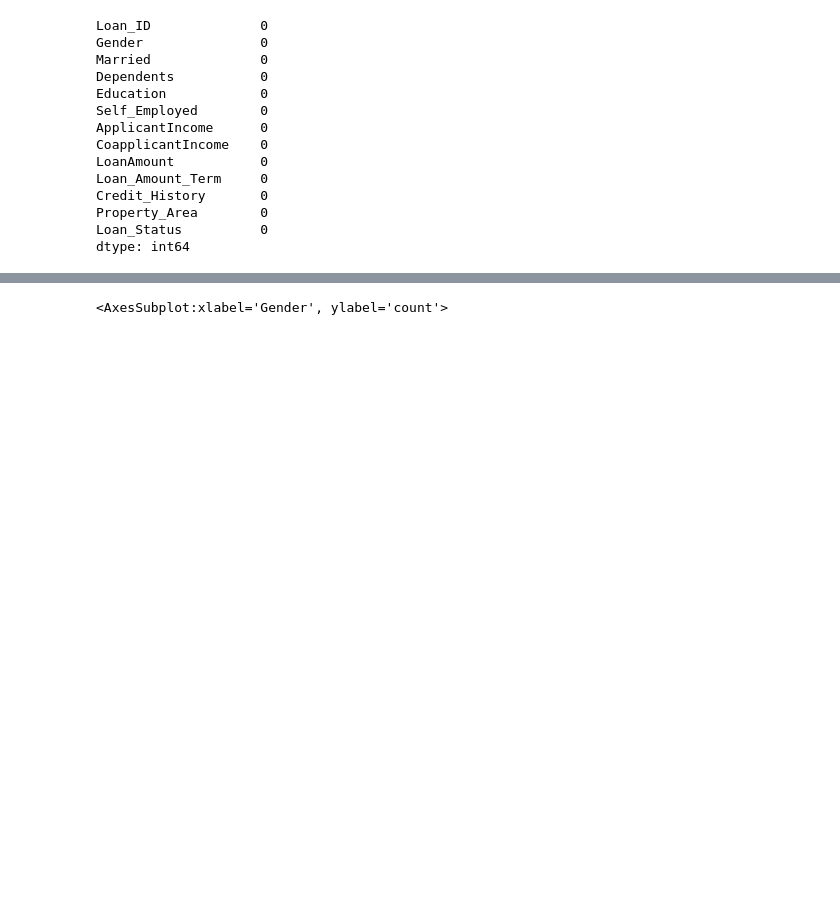
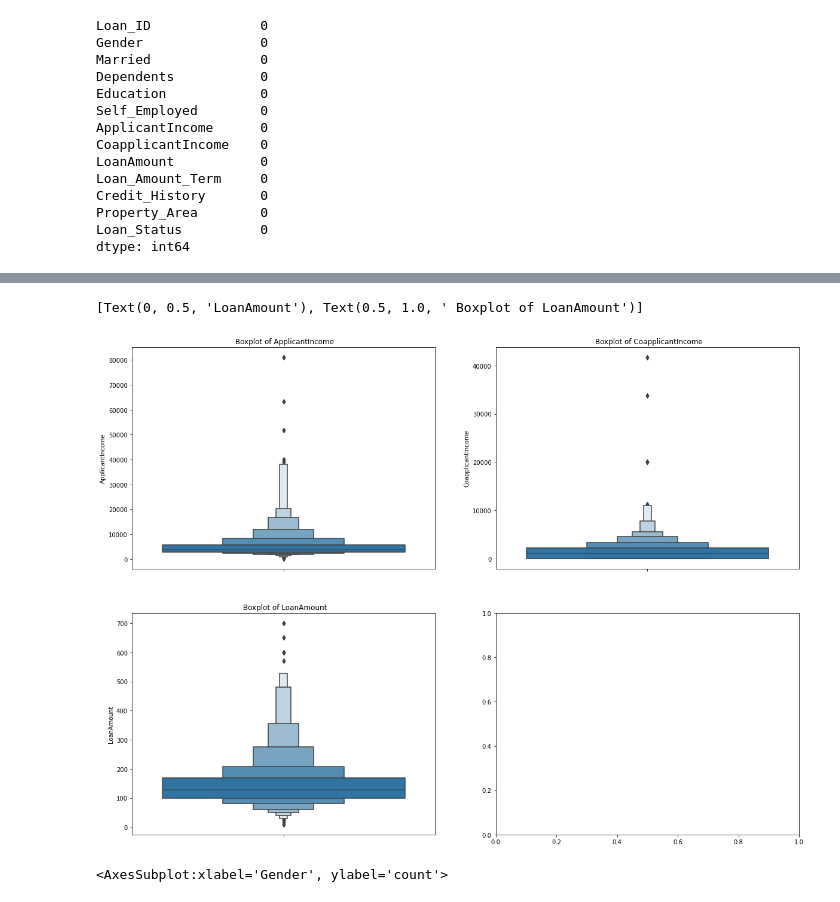
Before and after one commit to shahrambahrami/data-science-projects, a Jupyter notebook: loan_prediction/loan prediction.ipynb, the cells around one changed output, grey strips where cells are left out. Saved outputs shown, nothing was run; the diff lists cells and outputs as text; code cells hidden in the pictures; blank space fills up the shorter version.

```diff
--- a/loan_prediction/loan prediction.ipynb
+++ b/loan_prediction/loan prediction.ipynb
@@ -112,3 +123,15 @@ dtype: int64
+# %%
+fig, axes = plt.subplots(ncols=2, nrows=2, figsize=(20,15))
+sns.boxenplot(data=dataset, y='ApplicantIncome', orient='v', ax=axes[0][0])
+sns.boxenplot(data=dataset, y='CoapplicantIncome', orient='v', ax=axes[0][1])
+sns.boxenplot(data=dataset, y='LoanAmount', orient='v', ax=axes[1][0])
+
+axes[0][0].set(ylabel='ApplicantIncome', title=' Boxplot of ApplicantIncome')
+axes[0][1].set(ylabel='CoapplicantIncome', title=' Boxplot of CoapplicantIncome')
+axes[1][0].set(ylabel='LoanAmount', title=' Boxplot of LoanAmount')
+# %% [output]
+[Text(0, 0.5, 'LoanAmount'), Text(0.5, 1.0, ' Boxplot of LoanAmount')]
+[figure, added]
 # %%
 #which gender has the most loan applicants
 sns.countplot(data=dataset, x='Gender')
```
Also changed, not shown: parts of 5 cells of this notebook.
